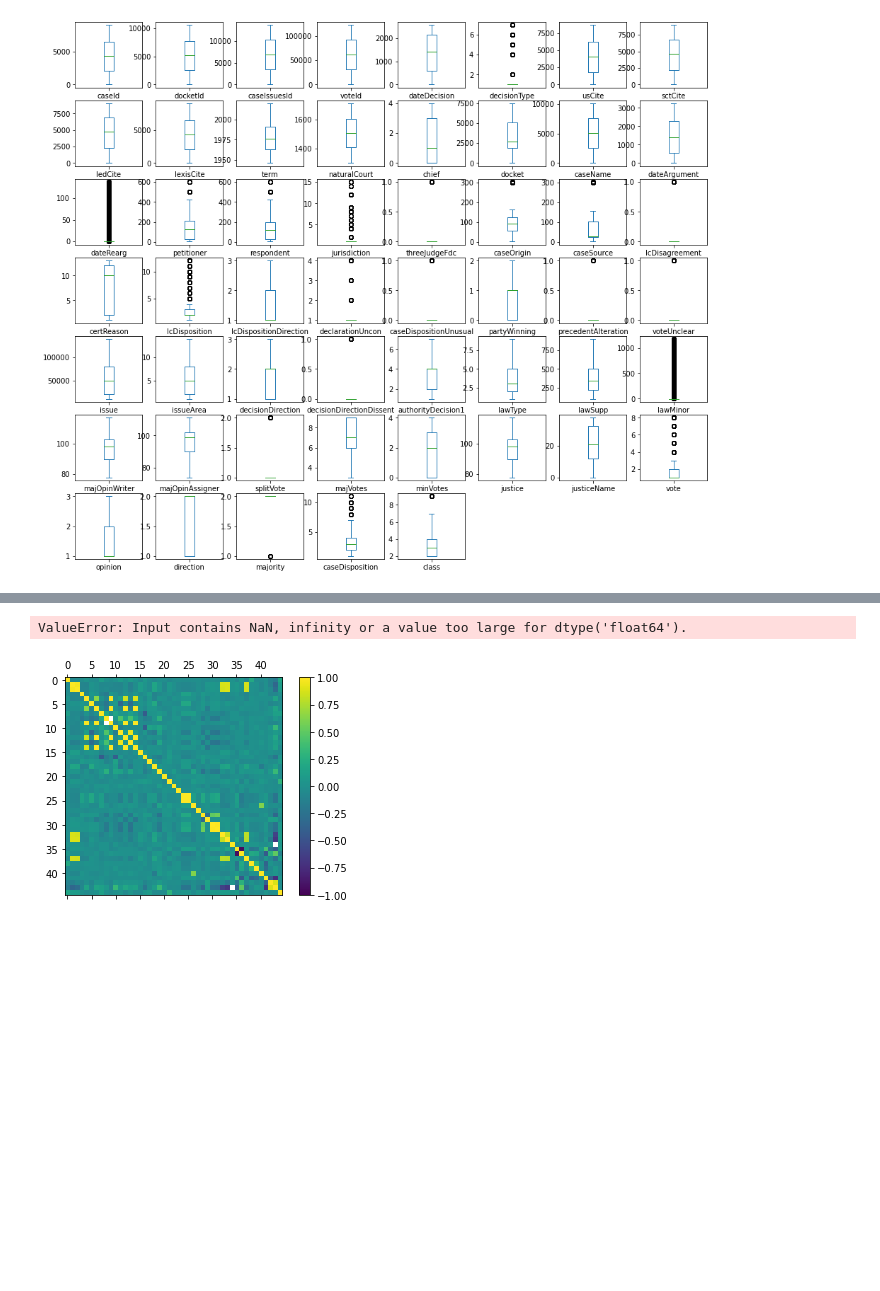
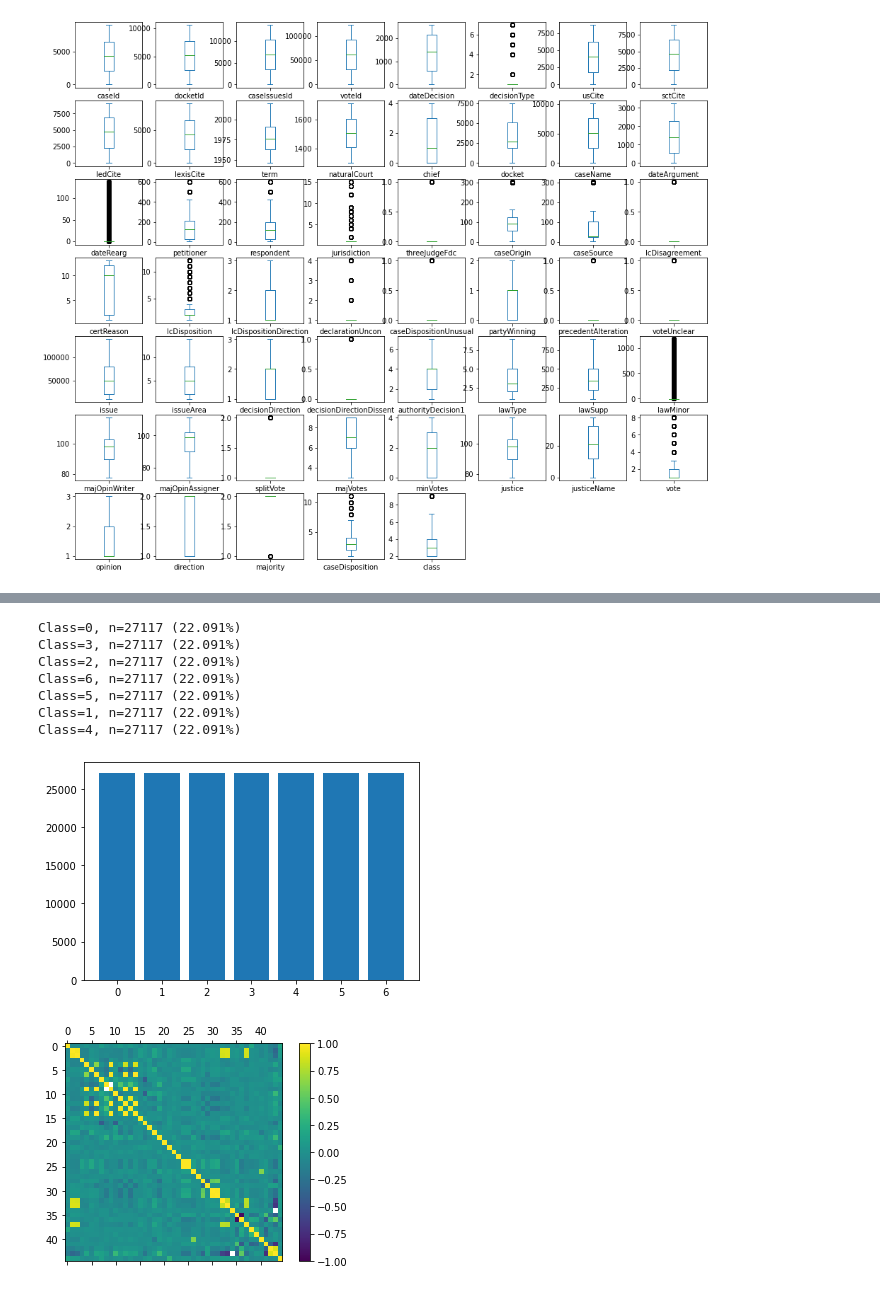
Before and after one commit to BeeBooBap/bbk-project, a Jupyter notebook: data-analysis.ipynb, the cells around one changed output, grey strips where cells are left out. Cells and saved outputs as stored; diff of their text form; code cells hidden in the pictures; blank space fills up the shorter version.

Commit message:
SMOTE now works for class balance

```diff
--- a/data-analysis.ipynb
+++ b/data-analysis.ipynb
@@ -189,3 +190,10 @@ newData.plot(kind='box', subplots=True, layout=(8, 8), sharex=False, figsize=(16
 plt.show()
 # %% [output]
 [figure]
+# %%
+# Mode imputation for null values
+
+for col in newData.columns:
+    newData[col] = newData[col].fillna(newData[col].mode()[0])
+
+print(newData.isnull().sum().sort_values(ascending=False))
@@ -198,8 +244,8 @@ from sklearn.preprocessing import LabelEncoder
 
 array = newData.values
 
-X = array[:,0:61]
-y = array[:,61]
+X = array[:,0:52]
+y = array[:,52]
 
 # label encoding target variable
 y = LabelEncoder().fit_transform(y)
@@ -212,26 +258,24 @@ smote = SMOTE(random_state = 7)
 
 # applying smote to training data
 trainX, trainy = smote.fit_resample(trainX, trainy)
-# %% [output]
-ValueError: Input contains NaN, infinity or a value too large for dtype('float64').
 # %%
-# splitting in test train splits
-trainX, testX, trainy, testy = train_test_split(X, y, test_size=0.33, random_state=7)
-
-# generating smote
-smote = SMOTE(random_state = 7)
-
-# applying smote to training data
-trainX, trainy = smote.fit_resample(trainX, trainy)
-
 # summarise distribution
 counter = Counter(trainy)
 for k,v in counter.items():
 	per = v / len(y) * 100
 	print('Class=%d, n=%d (%.3f%%)' % (k, v, per))
 # plot the distribution
 plt.bar(counter.keys(), counter.values())
 plt.show()
+# %% [output]
+Class=0, n=27117 (22.091%)
+Class=3, n=27117 (22.091%)
+Class=2, n=27117 (22.091%)
+Class=6, n=27117 (22.091%)
+Class=5, n=27117 (22.091%)
+Class=1, n=27117 (22.091%)
+Class=4, n=27117 (22.091%)
+[figure, added]
 # %%
 # Correlation Matrix
 import numpy
```
Also changed, not shown: parts of 4 cells of this notebook.
